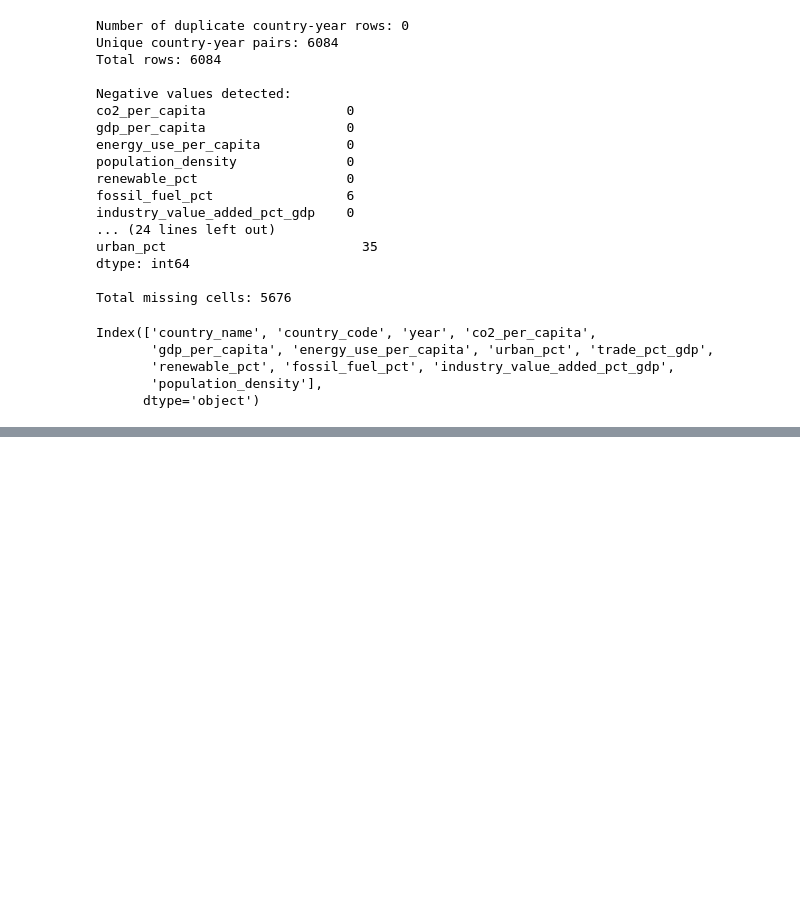
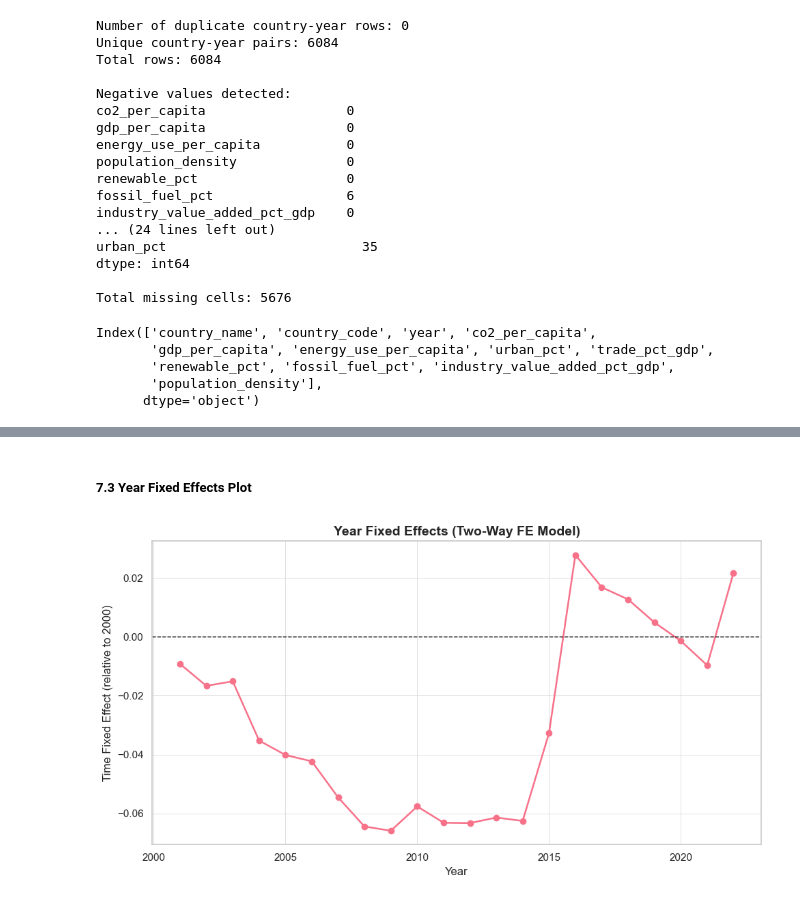
Before and after one commit to priyadarshanparida/kuznets-hypothesis-growth-vs-sustainability-buan6312, a Jupyter notebook: code/growth-vs-sustainability-panel.ipynb, the cells around one changed output, grey strips where cells are left out. Saved outputs shown, nothing was run; the diff lists cells and outputs as text; code cells hidden in the pictures; blank space fills up the shorter version.

```diff
--- a/code/growth-vs-sustainability-panel.ipynb
+++ b/code/growth-vs-sustainability-panel.ipynb
@@ -321,0 +566,14 @@ Countries dropped during filtering: {'Sub-Saharan Africa', 'Central Europe and t
+# %%
+# 6.3.1 Prepare X and y (same as FE)
+y = panel_df["lnCO2"]
+
+X = panel_df[[
+    "lnGDP", "lnGDP_sq", "lnEnergy", "lnUrban", "lnTrade",
+    "renewable_pct", "fossil_fuel_pct", "lnPopDensity",
+    "industry_value_added_pct_gdp"
+]]
+
+# 6.3.2 Fit RE model
+re_model = RandomEffects(y, X).fit()
+
+print(re_model.summary)
@@ -321,0 +857,41 @@ Countries dropped during filtering: {'Sub-Saharan Africa', 'Central Europe and t
+# %% [markdown]
+##### 7.3 Year Fixed Effects Plot
+# %%
+# Year Fixed Effects Plot (Final Correct Version)
+sns.set_theme(style="whitegrid")
+plt.rc('grid', color='0.85', linestyle='-', linewidth=0.6)
+plt.rc('axes', titlesize=14, labelsize=12)
+plt.rc('xtick', labelsize=11)
+plt.rc('ytick', labelsize=11)
+
+color_fe = sns.color_palette("husl", 1)[0]
+
+# Extract Year FE correctly
+year_coefs = fe_tw_manual.params.filter(regex=r"^d\d{4}$")
+years = year_coefs.index.str.replace("d", "", regex=False).astype(int)
+
+# Plot
+fig = plt.figure(figsize=(10, 5.5))
+ax = fig.add_subplot(1, 1, 1)
+
+ax.plot(
+    years,
+    year_coefs.values,
+    marker="o",
+    linewidth=1.8,
+    color=color_fe
+)
+
+# Baseline
+ax.axhline(0, color="black", linestyle="--", linewidth=1)
+
+# Labels + title
+ax.set_title("Year Fixed Effects (Two-Way FE Model)", weight="bold")
+ax.set_xlabel("Year")
+ax.set_ylabel("Time Fixed Effect (relative to 2000)")
+
+ax.grid(True)
+plt.tight_layout()
+plt.show()
+# %% [output]
+[figure, added]
```
Also changed, not shown: parts of 43 cells of this notebook.
